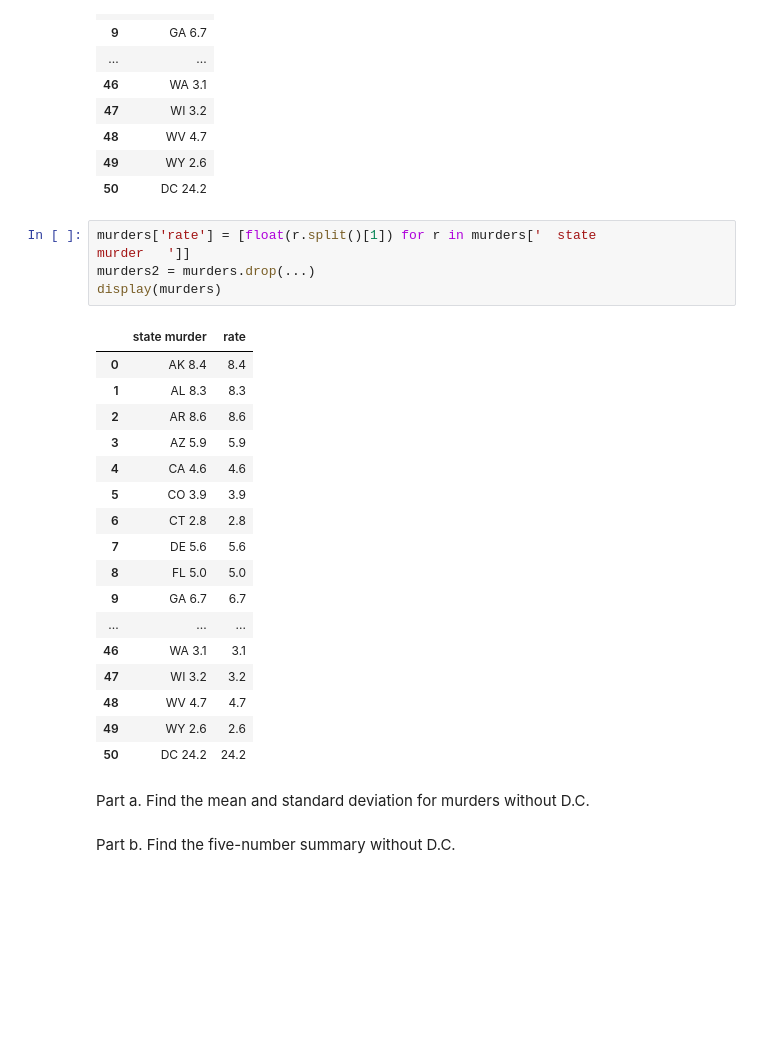
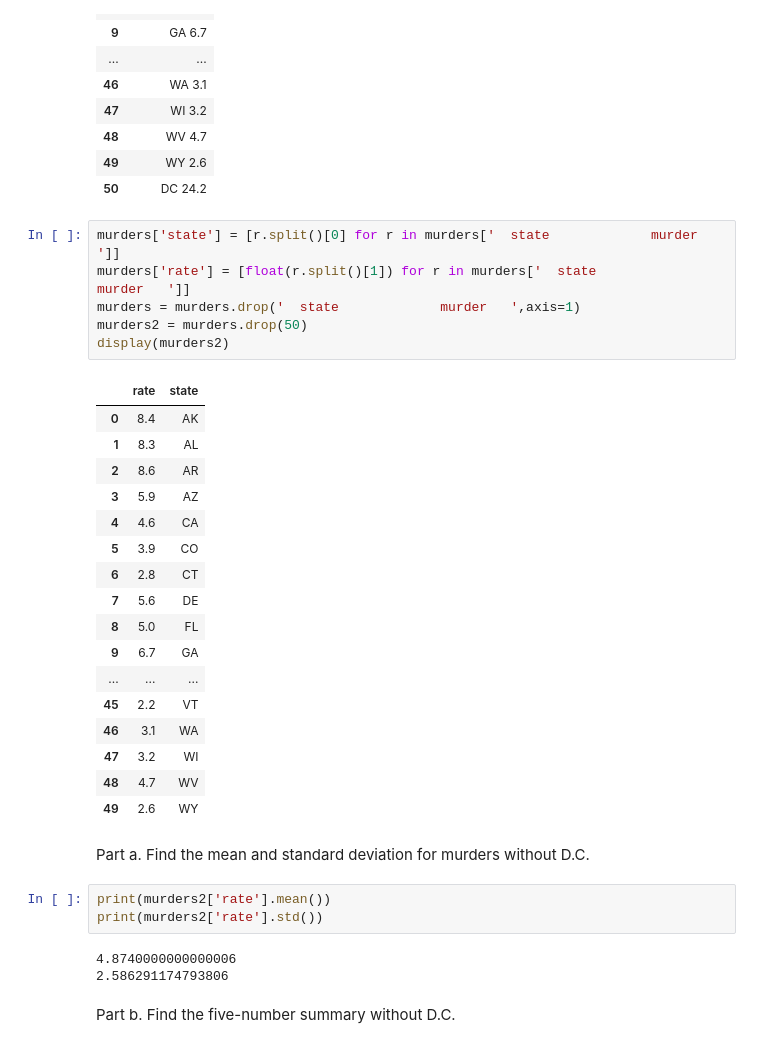
Before and after one commit to stat220/stat-220-hw1-nelsons502, a Jupyter notebook: Stat_220_HW1.ipynb, the cells around one changed output. Cells and saved outputs as stored; diff of their text form; blank space fills up the shorter version.

```diff
--- a/Stat_220_HW1.ipynb
+++ b/Stat_220_HW1.ipynb
@@ -56,28 +56,36 @@ display(murders)
 | 49 | WY 2.6 |
 | 50 | DC 24.2 |
 # %%
+murders['state'] = [r.split()[0] for r in murders['  state             murder   ']]
 murders['rate'] = [float(r.split()[1]) for r in murders['  state             murder   ']]
-murders2 = murders.drop(...)
-display(murders)
+murders = murders.drop('  state             murder   ',axis=1)
+murders2 = murders.drop(50)
+display(murders2)
 # %% [output]
-|  | state murder | rate |
-| 0 | AK 8.4 | 8.4 |
-| 1 | AL 8.3 | 8.3 |
-| 2 | AR 8.6 | 8.6 |
-| 3 | AZ 5.9 | 5.9 |
-| 4 | CA 4.6 | 4.6 |
-| 5 | CO 3.9 | 3.9 |
-| 6 | CT 2.8 | 2.8 |
-| 7 | DE 5.6 | 5.6 |
-| 8 | FL 5.0 | 5.0 |
-| 9 | GA 6.7 | 6.7 |
+|  | rate | state |
+| 0 | 8.4 | AK |
+| 1 | 8.3 | AL |
+| 2 | 8.6 | AR |
+| 3 | 5.9 | AZ |
+| 4 | 4.6 | CA |
+| 5 | 3.9 | CO |
+| 6 | 2.8 | CT |
+| 7 | 5.6 | DE |
+| 8 | 5.0 | FL |
+| 9 | 6.7 | GA |
 | ... | ... | ... |
-| 46 | WA 3.1 | 3.1 |
-| 47 | WI 3.2 | 3.2 |
-| 48 | WV 4.7 | 4.7 |
-| 49 | WY 2.6 | 2.6 |
-| 50 | DC 24.2 | 24.2 |
+| 45 | 2.2 | VT |
+| 46 | 3.1 | WA |
+| 47 | 3.2 | WI |
+| 48 | 4.7 | WV |
+| 49 | 2.6 | WY |
 # %% [markdown]
 Part a. Find the mean and standard deviation for murders without D.C.
+# %%
+print(murders2['rate'].mean())
+print(murders2['rate'].std())
+# %% [output]
+4.8740000000000006
+2.586291174793806
 # %% [markdown]
 Part b. Find the five-number  summary without D.C.
```
Also changed, not shown: parts of 13 cells of this notebook.
